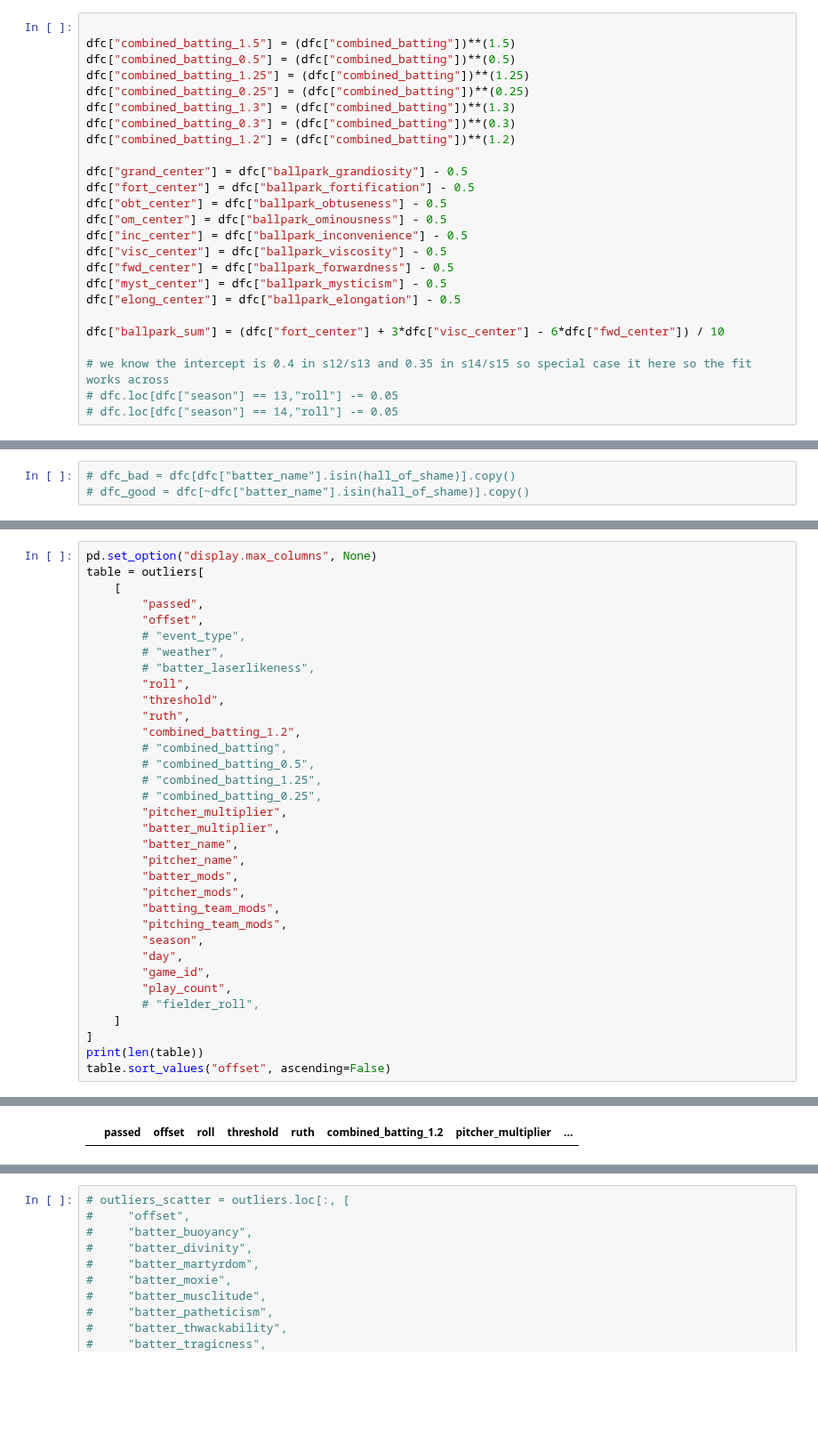
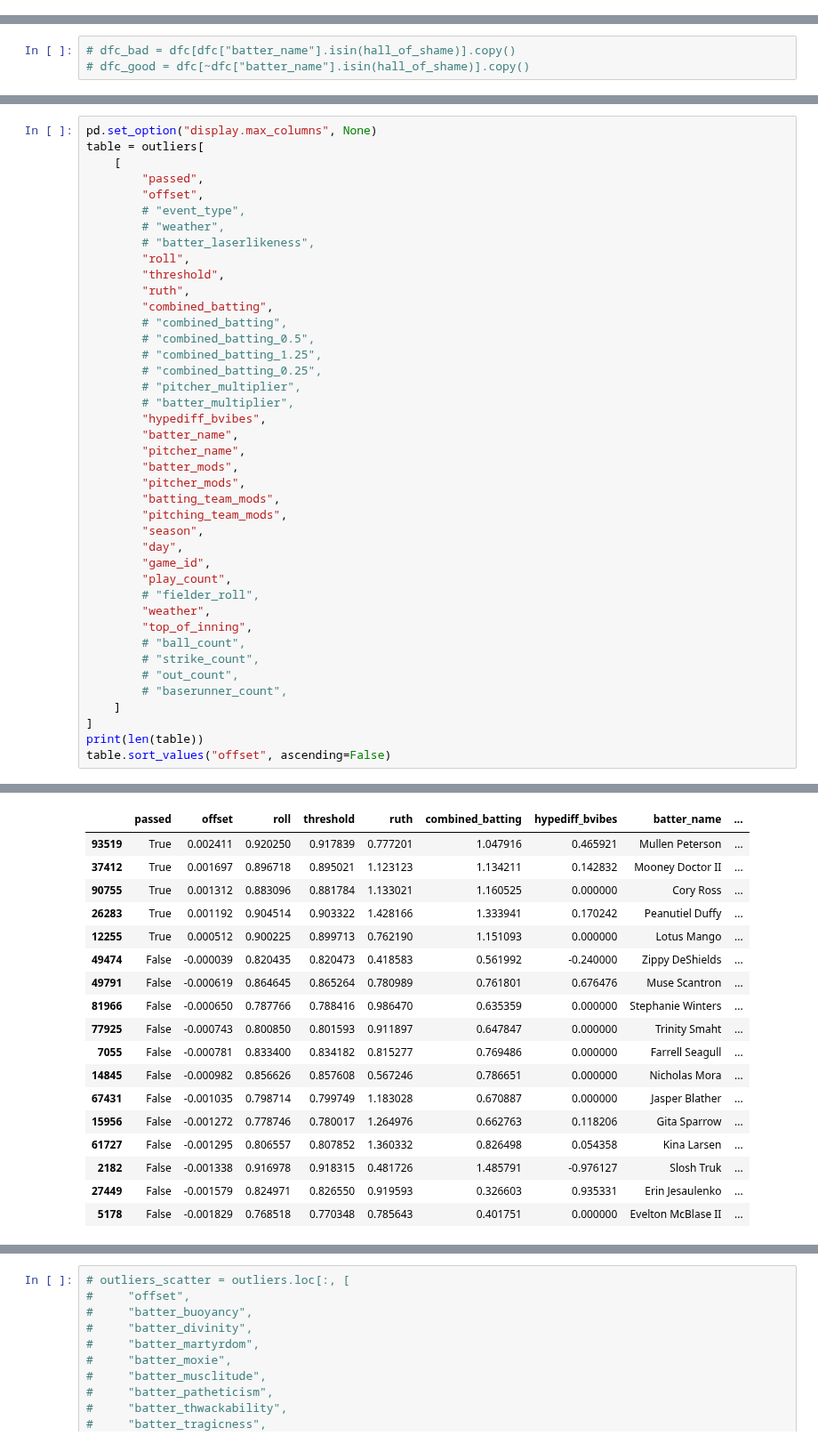
Before and after one commit to xSke/resim, a Jupyter notebook: notebooks/contact_on_strikes.ipynb, the cells around one changed output, grey strips where cells are left out. Shown at 89% size. Cells and saved outputs as stored; diff of their text form; blank space fills up the shorter version.

```diff
--- a/notebooks/contact_on_strikes.ipynb
+++ b/notebooks/contact_on_strikes.ipynb
@@ -114,25 +165,0 @@ dfc.loc[dfc["passed"], "roll"].max()
-# %%
-
-dfc["combined_batting_1.5"] = (dfc["combined_batting"])**(1.5)
-dfc["combined_batting_0.5"] = (dfc["combined_batting"])**(0.5)
-dfc["combined_batting_1.25"] = (dfc["combined_batting"])**(1.25)
-dfc["combined_batting_0.25"] = (dfc["combined_batting"])**(0.25)
-dfc["combined_batting_1.3"] = (dfc["combined_batting"])**(1.3)
-dfc["combined_batting_0.3"] = (dfc["combined_batting"])**(0.3)
-dfc["combined_batting_1.2"] = (dfc["combined_batting"])**(1.2)
-
-dfc["grand_center"] = dfc["ballpark_grandiosity"] - 0.5
-dfc["fort_center"] = dfc["ballpark_fortification"] - 0.5
-dfc["obt_center"] = dfc["ballpark_obtuseness"] - 0.5
-dfc["om_center"] = dfc["ballpark_ominousness"] - 0.5
-dfc["inc_center"] = dfc["ballpark_inconvenience"] - 0.5
-dfc["visc_center"] = dfc["ballpark_viscosity"] - 0.5
-dfc["fwd_center"] = dfc["ballpark_forwardness"] - 0.5
-dfc["myst_center"] = dfc["ballpark_mysticism"] - 0.5
-dfc["elong_center"] = dfc["ballpark_elongation"] - 0.5
-
-dfc["ballpark_sum"] = (dfc["fort_center"] + 3*dfc["visc_center"] - 6*dfc["fwd_center"]) / 10
-
-# we know the intercept is 0.4 in s12/s13 and 0.35 in s14/s15 so special case it here so the fit works across
-# dfc.loc[dfc["season"] == 13,"roll"] -= 0.05
-# dfc.loc[dfc["season"] == 14,"roll"] -= 0.05
@@ -321,13 +409,14 @@ table = outliers[
         "roll",
         "threshold",
         "ruth",
-        "combined_batting_1.2",
+        "combined_batting",
         # "combined_batting",
         # "combined_batting_0.5",
         # "combined_batting_1.25",
         # "combined_batting_0.25",
-        "pitcher_multiplier",
-        "batter_multiplier",
+        # "pitcher_multiplier",
+        # "batter_multiplier",
+        "hypediff_bvibes",
         "batter_name",
         "pitcher_name",
         "batter_mods",
@@ -339,6 +428,12 @@ table = outliers[
         "game_id",
         "play_count",
         # "fielder_roll",
+        "weather",
+        "top_of_inning",
+        # "ball_count",
+        # "strike_count",
+        # "out_count",
+        # "baserunner_count",
     ]
 ]
 print(len(table))
@@ -348 +443,18 @@ table.sort_values("offset", ascending=False)
-|  | passed | offset | roll | threshold | ruth | combined_batting_1.2 | pitcher_multiplier | ... |
+|  | passed | offset | roll | threshold | ruth | combined_batting | hypediff_bvibes | batter_name | ... |
+| 93519 | True | 0.002411 | 0.920250 | 0.917839 | 0.777201 | 1.047916 | 0.465921 | Mullen Peterson | ... |
+| 37412 | True | 0.001697 | 0.896718 | 0.895021 | 1.123123 | 1.134211 | 0.142832 | Mooney Doctor II | ... |
+| 90755 | True | 0.001312 | 0.883096 | 0.881784 | 1.133021 | 1.160525 | 0.000000 | Cory Ross | ... |
+| 26283 | True | 0.001192 | 0.904514 | 0.903322 | 1.428166 | 1.333941 | 0.170242 | Peanutiel Duffy | ... |
+| 12255 | True | 0.000512 | 0.900225 | 0.899713 | 0.762190 | 1.151093 | 0.000000 | Lotus Mango | ... |
+| 49474 | False | -0.000039 | 0.820435 | 0.820473 | 0.418583 | 0.561992 | -0.240000 | Zippy DeShields | ... |
+| 49791 | False | -0.000619 | 0.864645 | 0.865264 | 0.780989 | 0.761801 | 0.676476 | Muse Scantron | ... |
+| 81966 | False | -0.000650 | 0.787766 | 0.788416 | 0.986470 | 0.635359 | 0.000000 | Stephanie Winters | ... |
+| 77925 | False | -0.000743 | 0.800850 | 0.801593 | 0.911897 | 0.647847 | 0.000000 | Trinity Smaht | ... |
+| 7055 | False | -0.000781 | 0.833400 | 0.834182 | 0.815277 | 0.769486 | 0.000000 | Farrell Seagull | ... |
+| 14845 | False | -0.000982 | 0.856626 | 0.857608 | 0.567246 | 0.786651 | 0.000000 | Nicholas Mora | ... |
+| 67431 | False | -0.001035 | 0.798714 | 0.799749 | 1.183028 | 0.670887 | 0.000000 | Jasper Blather | ... |
+| 15956 | False | -0.001272 | 0.778746 | 0.780017 | 1.264976 | 0.662763 | 0.118206 | Gita Sparrow | ... |
+| 61727 | False | -0.001295 | 0.806557 | 0.807852 | 1.360332 | 0.826498 | 0.054358 | Kina Larsen | ... |
+| 2182 | False | -0.001338 | 0.916978 | 0.918315 | 0.481726 | 1.485791 | -0.976127 | Slosh Truk | ... |
+| 27449 | False | -0.001579 | 0.824971 | 0.826550 | 0.919593 | 0.326603 | 0.935331 | Erin Jesaulenko | ... |
+| 5178 | False | -0.001829 | 0.768518 | 0.770348 | 0.785643 | 0.401751 | 0.000000 | Evelton McBlase II | ... |
```
Also changed, not shown: parts of 25 cells of this notebook.
